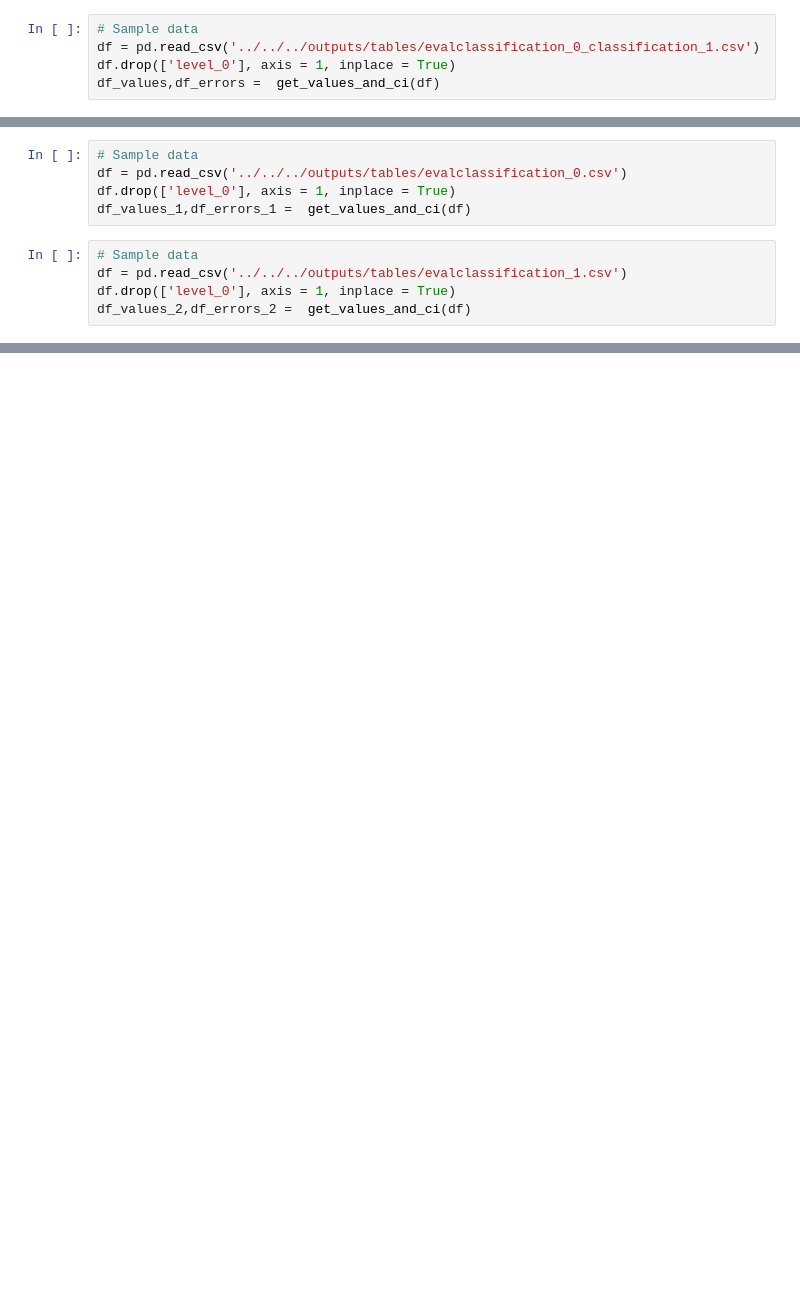
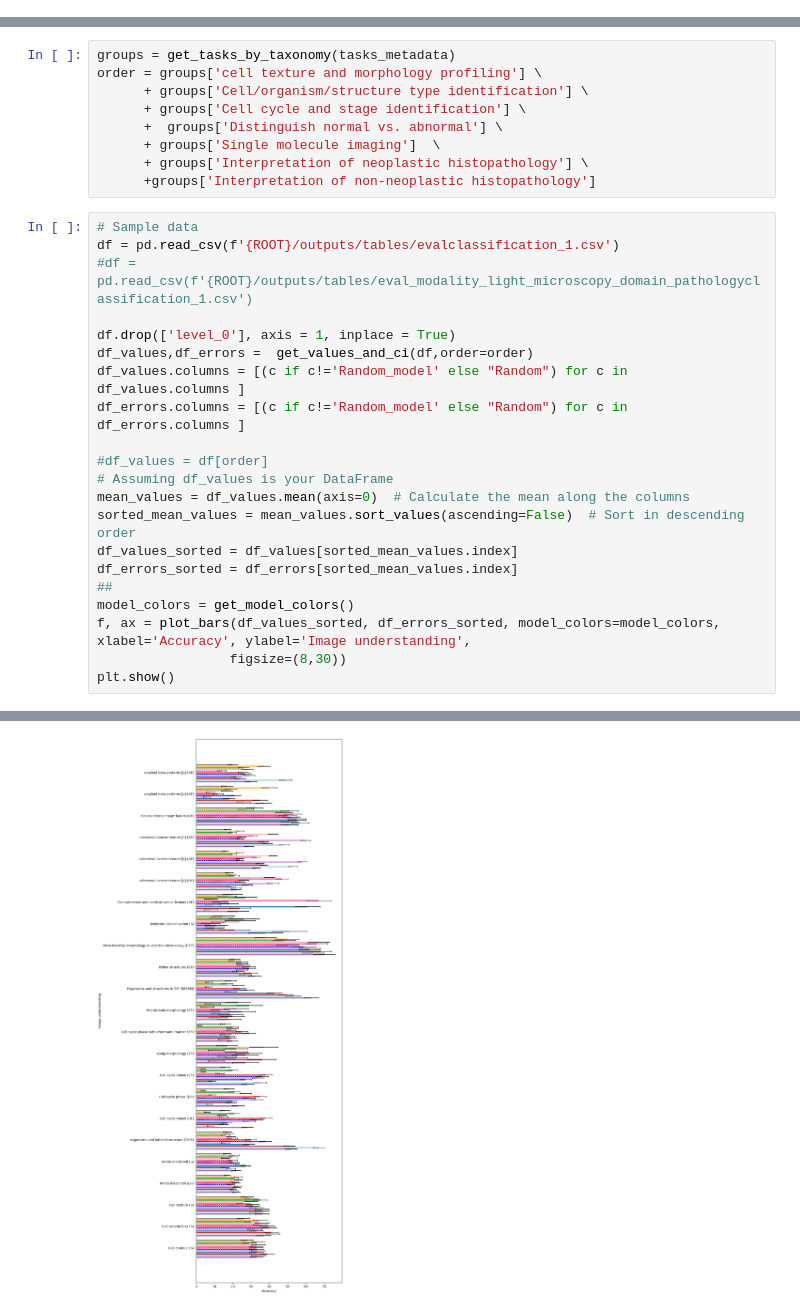
Before and after one commit to Ale9806/eVLLM, a Jupyter notebook: src/evlm/plots/Untitled.ipynb, the cells around one changed output, grey strips where cells are left out. Saved outputs shown, nothing was run; the diff lists cells and outputs as text; blank space fills up the shorter version.

```diff
--- a/src/evlm/plots/Untitled.ipynb
+++ b/src/evlm/plots/Untitled.ipynb
@@ -170,5 +0,0 @@ Overall no single model performed bets across all instance identifcation tasks.
-# %%
-# Sample data
-df = pd.read_csv('../../../outputs/tables/evalclassification_0_classification_1.csv')
-df.drop(['level_0'], axis = 1, inplace = True)
-df_values,df_errors =  get_values_and_ci(df)
@@ -198,10 +0,0 @@ Plot saved as close_set_classification_accuracy.pdf and close_set_classification
-# %%
-# Sample data
-df = pd.read_csv('../../../outputs/tables/evalclassification_0.csv')
-df.drop(['level_0'], axis = 1, inplace = True)
-df_values_1,df_errors_1 =  get_values_and_ci(df)
-# %%
-# Sample data
-df = pd.read_csv('../../../outputs/tables/evalclassification_1.csv')
-df.drop(['level_0'], axis = 1, inplace = True)
-df_values_2,df_errors_2 =  get_values_and_ci(df)
@@ -323,0 +417,31 @@ df1 - df2
+# %%
+groups = get_tasks_by_taxonomy(tasks_metadata)
+order = groups['cell texture and morphology profiling'] \
+      + groups['Cell/organism/structure type identification'] \
+      + groups['Cell cycle and stage identification'] \
+      +  groups['Distinguish normal vs. abnormal'] \
+      + groups['Single molecule imaging']  \
+      + groups['Interpretation of neoplastic histopathology'] \
+      +groups['Interpretation of non-neoplastic histopathology']
+# %%
+# Sample data
+df = pd.read_csv(f'{ROOT}/outputs/tables/evalclassification_1.csv')
+#df = pd.read_csv(f'{ROOT}/outputs/tables/eval_modality_light_microscopy_domain_pathologyclassification_1.csv')
+
+df.drop(['level_0'], axis = 1, inplace = True)
+df_values,df_errors =  get_values_and_ci(df,order=order)
+df_values.columns = [(c if c!='Random_model' else "Random") for c in df_values.columns ]
+df_errors.columns = [(c if c!='Random_model' else "Random") for c in df_errors.columns ]
+
+#df_values = df[order]
+# Assuming df_values is your DataFrame
+mean_values = df_values.mean(axis=0)  # Calculate the mean along the columns
+sorted_mean_values = mean_values.sort_values(ascending=False)  # Sort in descending order
+df_values_sorted = df_values[sorted_mean_values.index]
+df_errors_sorted = df_errors[sorted_mean_values.index]
+##
+model_colors = get_model_colors()
+f, ax = plot_bars(df_values_sorted, df_errors_sorted, model_colors=model_colors, xlabel='Accuracy', ylabel='Image understanding',
+                 figsize=(8,30))
+plt.show()
+# %% [output]
@@ -323,0 +449 @@ df1 - df2
+[figure, added]
```
Also changed, not shown: parts of 39 cells of this notebook, 32 other files.
